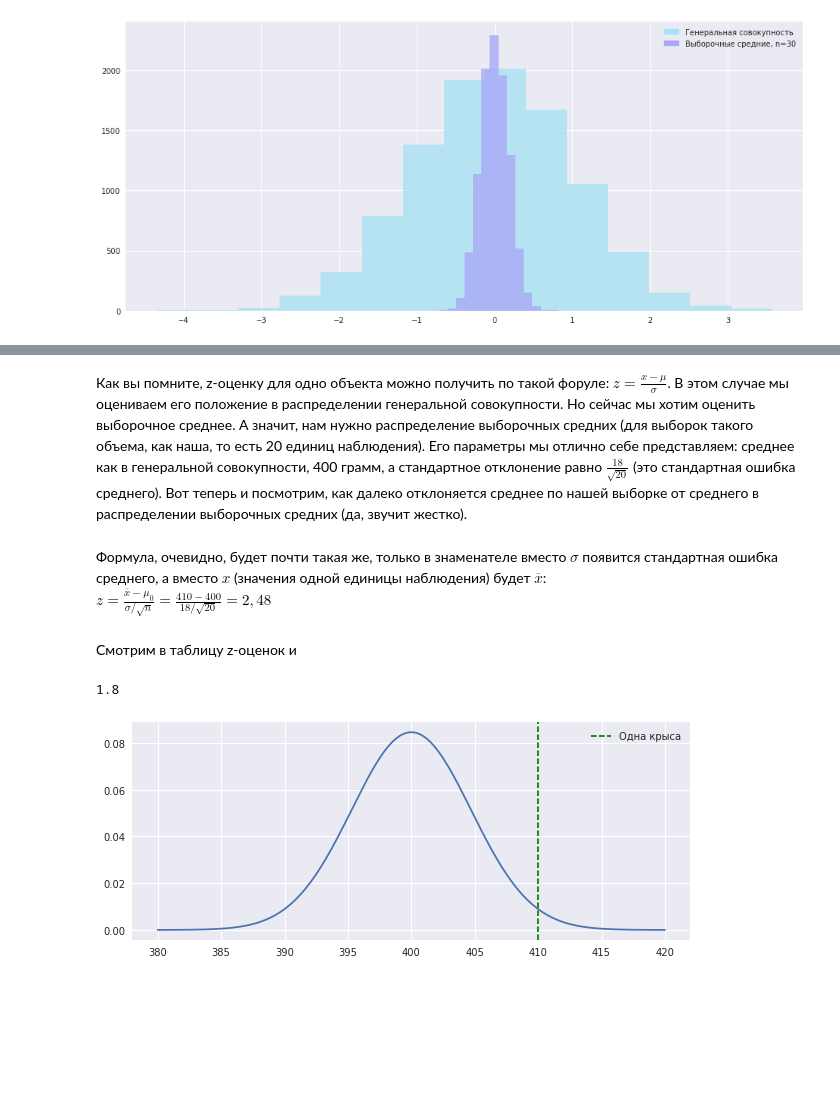
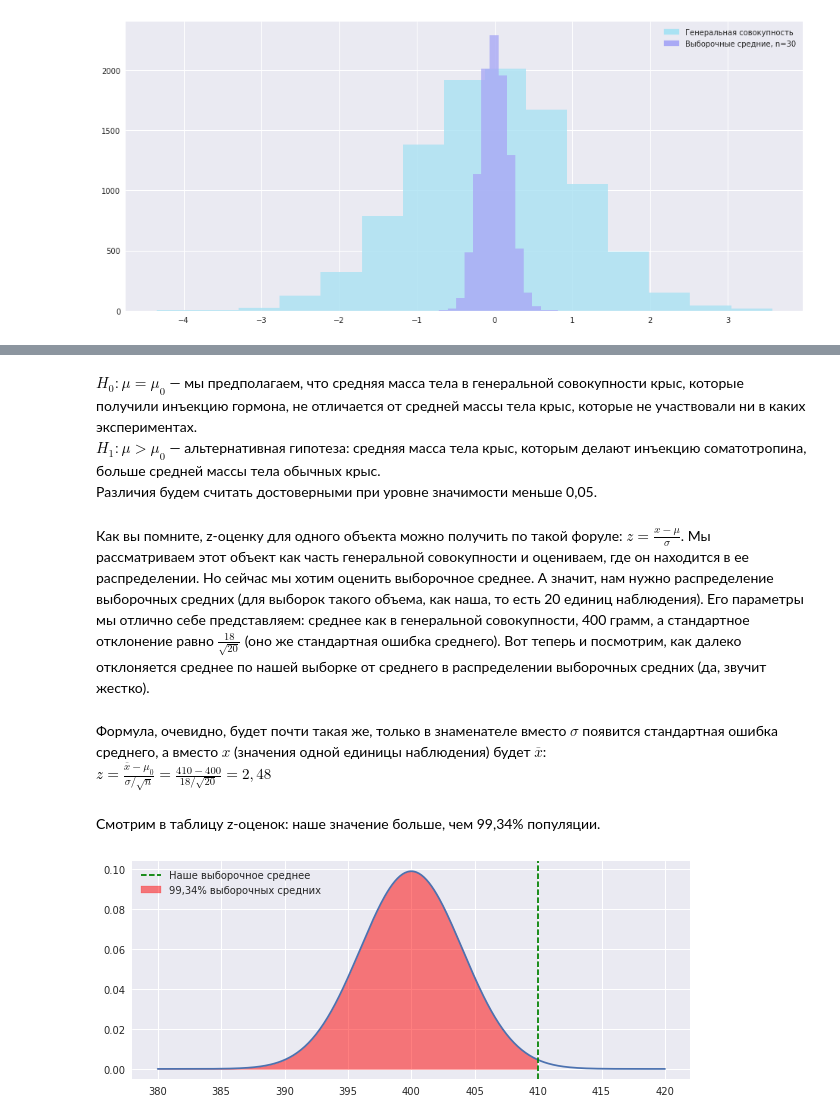
Before and after one commit to mishaberegov/statistics, a Jupyter notebook: Статистика_для_нубов.ipynb, the cells around one changed output, grey strips where cells are left out. Saved outputs shown, nothing was run; the diff lists cells and outputs as text; code cells hidden in the pictures; blank space fills up the shorter version.

```diff
--- a/Статистика_для_нубов.ipynb
+++ b/Статистика_для_нубов.ipynb
@@ -724,22 +723,24 @@ $H_0: \overline{x}=\mu$ &mdash; среднее
+# %% [markdown]
+$H_0: \mu=\mu_0$ &mdash; мы предполагаем, что средняя масса тела в генеральной совокупности крыс, которые получили инъекцию гормона, не отличается от средней массы тела крыс, которые не участвовали ни в каких экспериментах. <br>
+$H_1: \mu>\mu_0$ &mdash; альтернативная гипотеза: средняя масса тела крыс, которым делают инъекцию соматотропина, больше средней массы тела обычных крыс. <br>
+Различия будем считать достоверными при уровне значимости меньше 0,05.
 # %% [markdown]
-Как вы помните, z-оценку для одно объекта можно получить по такой форуле: $z=\frac{x-\mu}{\sigma}$. В этом случае мы оцениваем его положение в распределении генеральной совокупности. Но сейчас мы хотим оценить выборочное среднее. А значит, нам нужно распределение выборочных средних (для выборок такого объема, как наша, то есть 20 единиц наблюдения). Его параметры мы отлично себе представляем: среднее как в генеральной совокупности, 400 грамм, а стандартное отклонение равно $\frac{18}{\sqrt{20}}$ (это стандартная ошибка среднего). Вот теперь и посмотрим, как далеко отклоняется среднее по нашей выборке от среднего в распределении выборочных средних (да, звучит жестко).
+Как вы помните, z-оценку для одного объекта можно получить по такой форуле: $z=\frac{x-\mu}{\sigma}$. Мы рассматриваем этот объект как часть генеральной совокупности и оцениваем, где он находится в ее распределении. Но сейчас мы хотим оценить выборочное среднее. А значит, нам нужно распределение выборочных средних (для выборок такого объема, как наша, то есть 20 единиц наблюдения). Его параметры мы отлично себе представляем: среднее как в генеральной совокупности, 400 грамм, а стандартное отклонение равно $\frac{18}{\sqrt{20}}$ (оно же стандартная ошибка среднего). Вот теперь и посмотрим, как далеко отклоняется среднее по нашей выборке от среднего в распределении выборочных средних (да, звучит жестко).
 # %% [markdown]
 Формула, очевидно, будет почти такая же, только в знаменателе вместо $\sigma$ появится стандартная ошибка среднего, а вместо $x$ (значения одной единицы наблюдения) будет $\overline{x}$: <br>
 $z=\frac{\overline{x}-\mu_0}{\sigma/\sqrt{n}} = \frac{410-400}{18/\sqrt{20}} = 2,48$
 # %% [markdown]
-Смотрим в таблицу z-оценок и
+Смотрим в таблицу z-оценок: наше значение больше, чем 99,34% популяции.
-# %%
-round((4.6-4)/(1/(9**0.5)), 2)
-# %% [output]
-1.8
 # %%
 plt.figure(figsize=(10, 4))
-norm_rv = stats.norm(loc=400, scale = 20/(18**0.5))
-x = np.linspace(380,420,200)
-y = norm_rv.pdf(x)
-lol = plt.plot(x,y)
-l1=plt.axvline(410, color='g', ls='dashed', label='Одна крыса')
-plt.legend(handles=[l1])
+norm_rv = stats.norm(loc=400, scale = 18/(20**0.5))
+x = np.linspace(380,420,401)
+y = norm_rv.pdf(x, )
+plt.plot(x,y)
+l1=plt.axvline(410, color='g', ls='dashed', label='Наше выборочное среднее')
+fill=plt.fill_between(x[:np.where(x==410)[0][0]], \
+                 y[:np.where(x==410)[0][0]], color='r', alpha=0.5, label='99,34% выборочных средних')
+plt.legend(handles=[l1, fill])
 plt.show()
 # %% [output]
-[figure, old version]
+[figure, new version]
```
Also changed, not shown: parts of 16 cells of this notebook.
